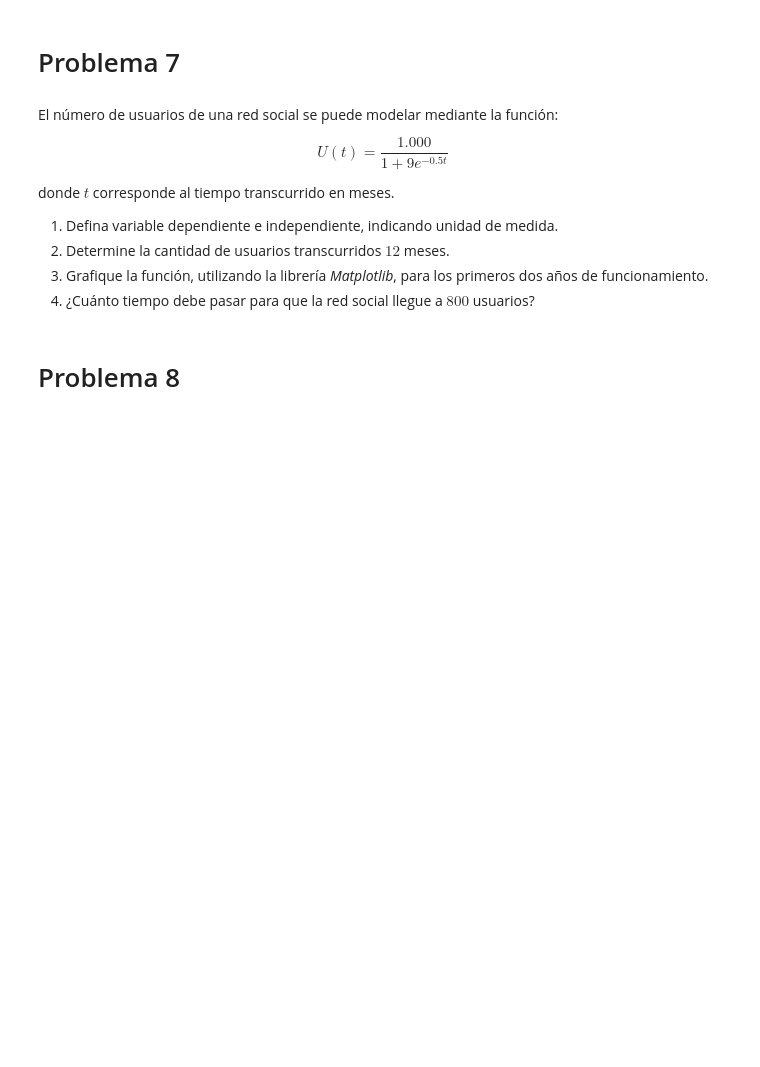
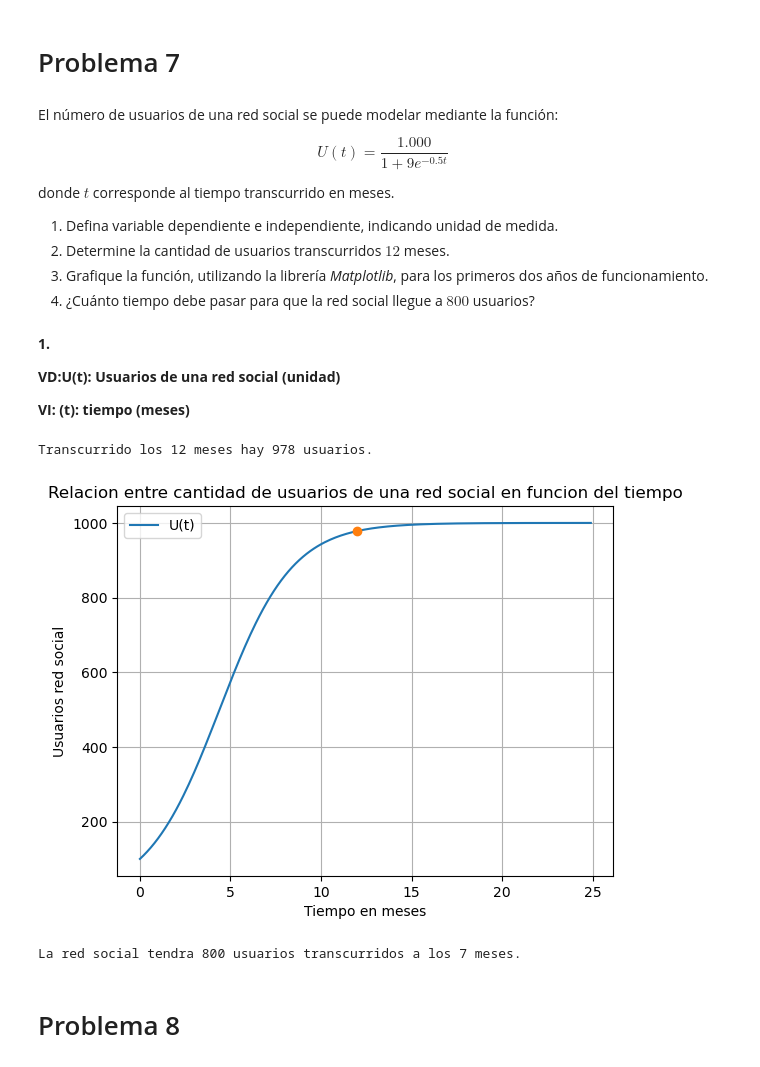
Before and after one commit to benjaarmijo/Matematica_aplicada, a Jupyter notebook: G1_Funciones (actividad en clases) (1).ipynb, the cells around one changed output. Drawn from its saved outputs; the diff is of its cells as text; code cells hidden in the pictures; blank space fills up the shorter version.

```diff
--- a/G1_Funciones (actividad en clases) (1).ipynb
+++ b/G1_Funciones (actividad en clases) (1).ipynb
@@ -205,6 +206,53 @@ donde $t$ corresponde al tiempo transcurrido en meses.
 2.  Determine la cantidad de usuarios transcurridos $12$ meses.
 3.  Grafique la función, utilizando la librería *Matplotlib*, para los primeros dos años de funcionamiento.
 4.  ¿Cuánto tiempo debe pasar para que la red social llegue a $800$ usuarios?
+# %% [markdown]
+**1.**
+
+**VD:U(t): Usuarios de una red social (unidad)**
+
+**VI: (t): tiempo (meses)**
+# %%
+# 2
+
+def U(t):
+    return 1000/(1 + 9*np.exp(-0.5*t))
+
+t = 12
+print(f"Transcurrido los 12 meses hay {U(t):.0f} usuarios. ")
+# %% [output]
+Transcurrido los 12 meses hay 978 usuarios.
+# %%
+# 3.
+
+def U(t):
+    return 1000/(1+9*np.exp(-0.5*t))
+
+t = np.arange(0, 25, 0.1)
+plt.plot(t, U(t), label = 'U(t)')
+plt.plot(12,U(12),marker="o")
+plt.title('Relacion entre cantidad de usuarios de una red social en funcion del tiempo')
+plt.ylabel('Usuarios red social')
+plt.xlabel('Tiempo en meses')
+plt.legend()
+plt.grid()
+plt.show()
+# %% [output]
+[figure, added]
+# %%
+# 4
+
+def U(t):
+    return 1000/(1+9*np.exp(-0.5*t)) -800
+
+#Valor/es inicial/es de la aproximación
+t = np.linspace(0, 25, 1)
+
+solucion = fsolve(U, t)
+
+print(f'La red social tendra 800 usuarios transcurridos a los {solucion[0]:.0f} meses.')  # LA IDEA ES RESPETAR UNIDA DE MEDIDAS
+# %% [output]
+La red social tendra 800 usuarios transcurridos a los 7 meses.
 # %% [markdown]
 # Problema 8
 # %% [markdown]
```
Also changed, not shown: parts of 7 cells of this notebook.
